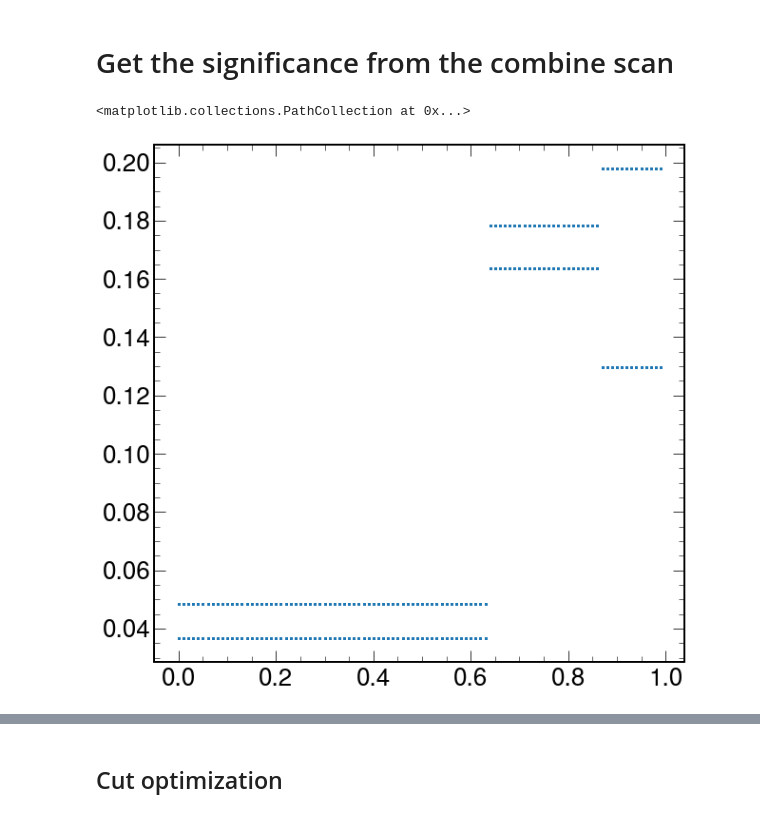
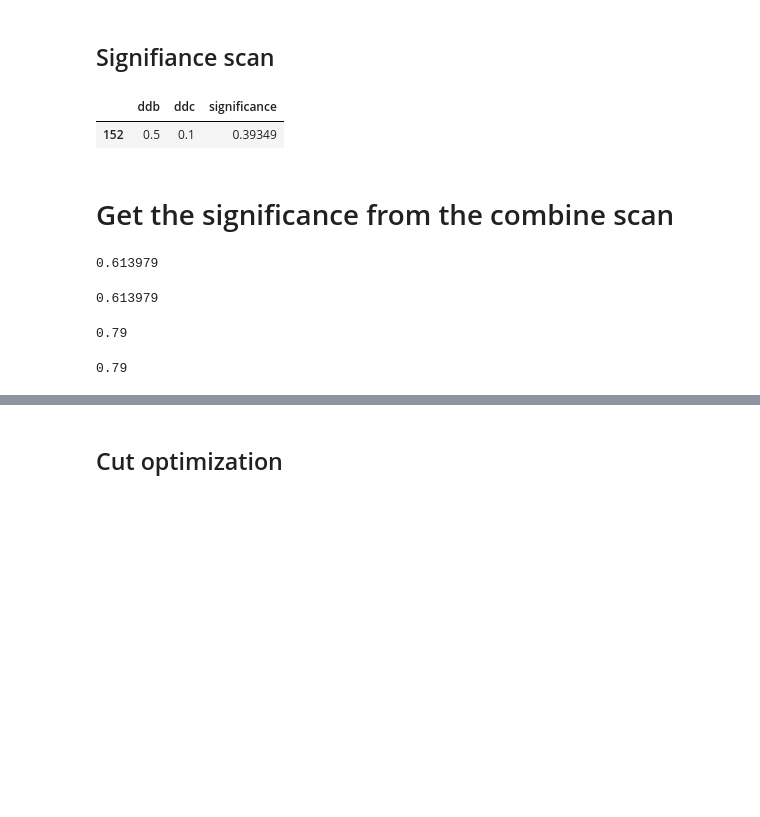
Before and after one commit to jennetd/hbb-coffea, a Jupyter notebook: notebooks/VH_optimize_sign_ddb_ddc_CombineScan.ipynb, the cells around one changed output, grey strips where cells are left out. Drawn from its saved outputs; the diff is of its cells as text; code cells hidden in the pictures; blank space fills up the shorter version.

```diff
--- a/notebooks/VH_optimize_sign_ddb_ddc_CombineScan.ipynb
+++ b/notebooks/VH_optimize_sign_ddb_ddc_CombineScan.ipynb
@@ -53,6 +53,15 @@ def significance(s,b):
         return 0
     z_squared = 2.0*(s+b)*np.log(1.0+1.0*s/b) - 2.0*s
     return np.sqrt(z_squared)
+# %% [markdown]
+## Signifiance scan
+# %%
+df = pd.read_pickle('combine_scan.pkl')
+# %%
+df[(df['ddb'] == 0.5) & (df['ddc'] == 0.1)]
+# %% [output]
+|  | ddb | ddc | significance |
+| 152 | 0.5 | 0.1 | 0.39349 |
 # %% [markdown]
 # Get the significance from the combine scan
 # %%
@@ -100,7 +115,20 @@ def scan_logs_out(log_dir):
 
 ddb, ddc, sign = scan_logs_out("../vh_combine/combine_scan/logs/")
+# %%
+np.max(sign)
+# %% [output]
+0.613979
+# %%
+sign[5280]
+# %% [output]
+0.613979
+# %%
+ddb[5280]
+# %% [output]
+0.79
+# %%
+ddb[5280]
+# %% [output]
+0.79
 # %%
-plt.scatter(ddb, sign, s =3)
+#plt.scatter(ddb, sign, s =3)
-# %% [output]
-<matplotlib.collections.PathCollection at 0x...>
-[figure, removed]
```
Also changed, not shown: parts of 6 cells of this notebook, 46 other files.
